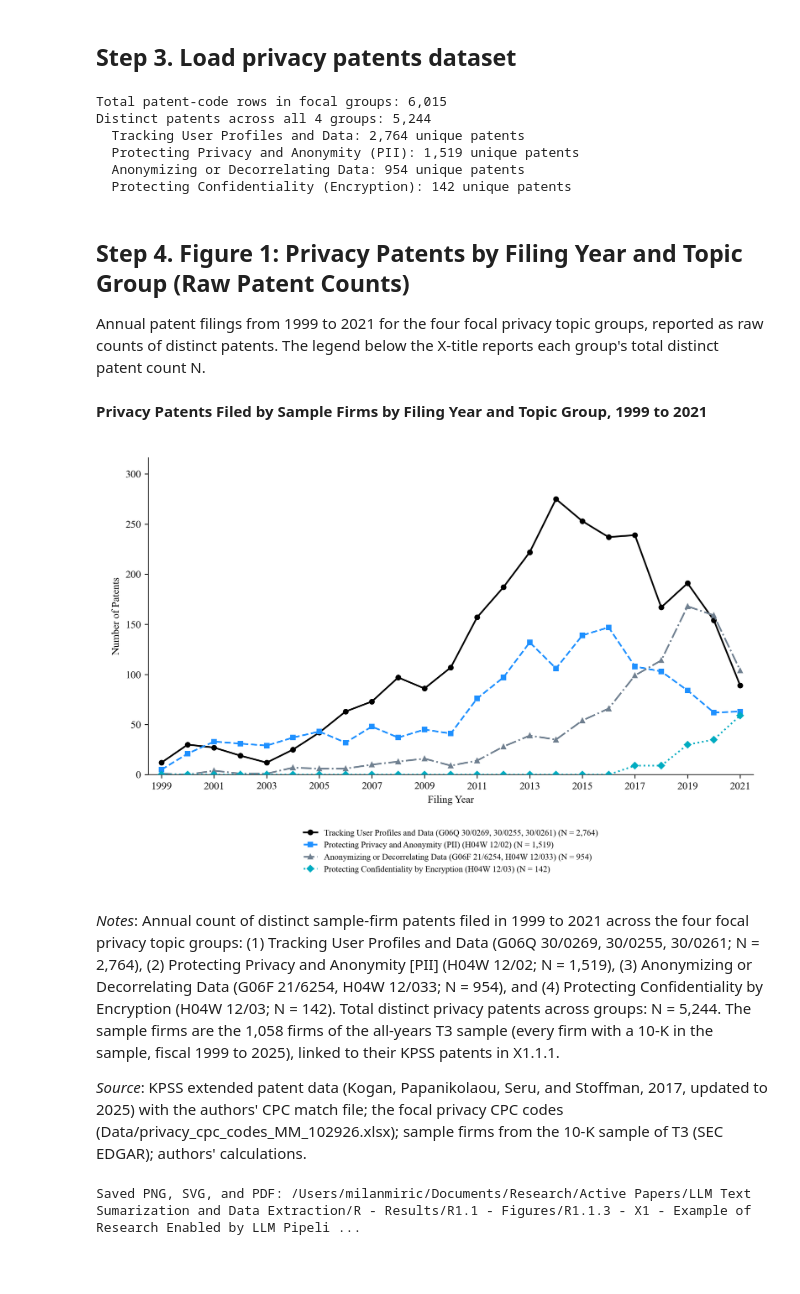
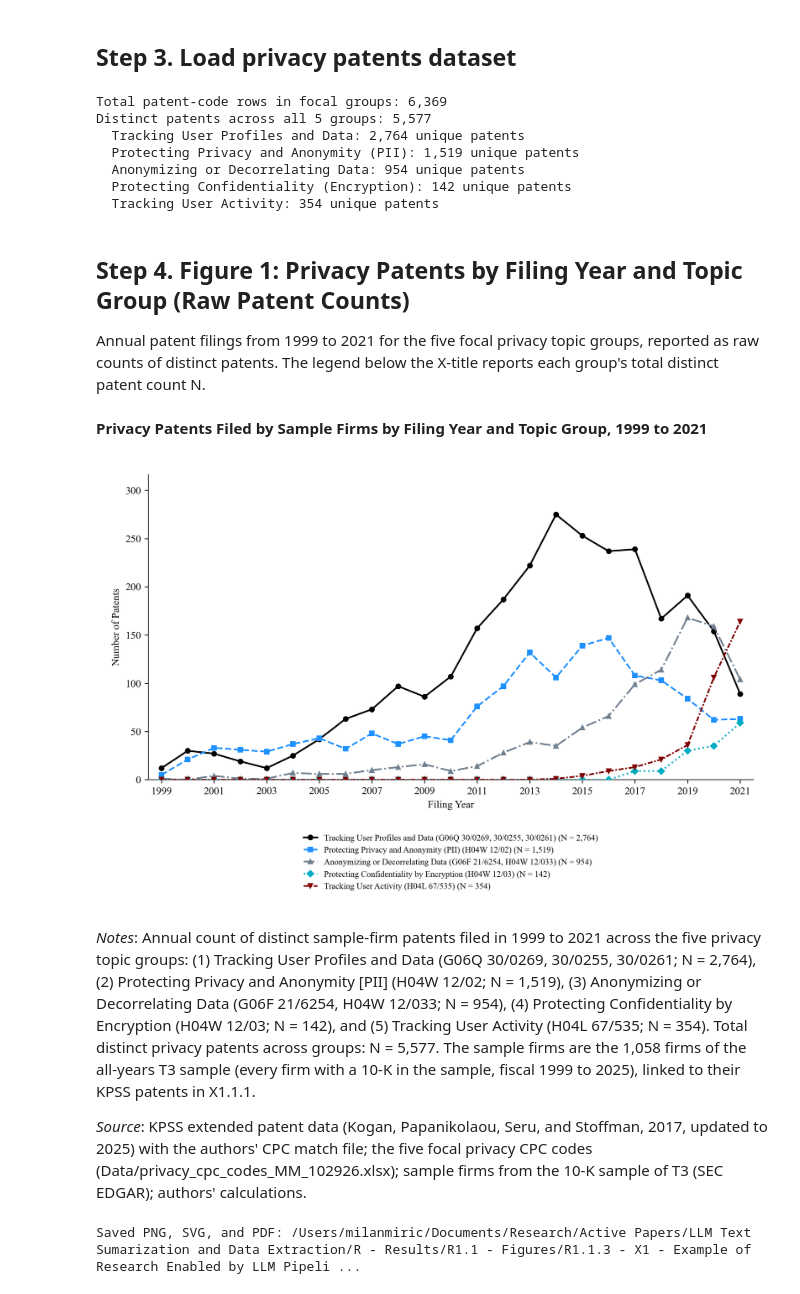
Before and after one commit to HC-Geopolitics-Innovation/Miric-Roh-Jia-OrgSciSIProposal, a Jupyter notebook: X1 - Example of Research Enabled by LLM Pipeline/X1.3 - Notebooks for Analysis/X1.3.2 - Figure 5 - Long-Term Trends and Firm Concentration in Privacy Patenting.ipynb, the cells around one changed output. Cells and saved outputs as stored; diff of their text form; code cells hidden in the pictures; blank space fills up the shorter version.

```diff
--- a/X1 - Example of Research Enabled by LLM Pipeline/X1.3 - Notebooks for Analysis/X1.3.2 - Figure 5 - Long-Term Trends and Firm Concentration in Privacy Patenting.ipynb
+++ b/X1 - Example of Research Enabled by LLM Pipeline/X1.3 - Notebooks for Analysis/X1.3.2 - Figure 5 - Long-Term Trends and Firm Concentration in Privacy Patenting.ipynb
@@ -108,24 +112,25 @@ df_patents["filing_date"] = pd.to_datetime(df_patents["filing_date"])
 df_patents["filing_year"] = df_patents["filing_date"].dt.year
 
 patents_in_period = df_patents.loc[df_patents["filing_year"].between(PERIOD_START, PERIOD_END)].copy()
-focal_matches = patents_in_period.loc[patents_in_period["privacy_cpc"].isin(GROUP_MAPPING_4.keys())].copy()
-focal_matches["group"] = focal_matches["privacy_cpc"].map(GROUP_MAPPING_4)
+focal_matches = patents_in_period.loc[patents_in_period["privacy_cpc"].isin(GROUP_MAPPING_5.keys())].copy()
+focal_matches["group"] = focal_matches["privacy_cpc"].map(GROUP_MAPPING_5)
 
 print(f"Total patent-code rows in focal groups: {len(focal_matches):,}")
-print(f"Distinct patents across all 4 groups: {focal_matches['patent_num'].nunique():,}")
-for grp in ORDER_4:
+print(f"Distinct patents across all 5 groups: {focal_matches['patent_num'].nunique():,}")
+for grp in ORDER_5:
     print(f"  {grp}: {focal_matches[focal_matches['group'] == grp]['patent_num'].nunique():,} unique patents")
 # %% [output]
-Total patent-code rows in focal groups: 6,015
-Distinct patents across all 4 groups: 5,244
+Total patent-code rows in focal groups: 6,369
+Distinct patents across all 5 groups: 5,577
   Tracking User Profiles and Data: 2,764 unique patents
   Protecting Privacy and Anonymity (PII): 1,519 unique patents
   Anonymizing or Decorrelating Data: 954 unique patents
   Protecting Confidentiality (Encryption): 142 unique patents
+  Tracking User Activity: 354 unique patents
 # %% [markdown]
 ## Step 4. Figure 1: Privacy Patents by Filing Year and Topic Group (Raw Patent Counts)
 
-Annual patent filings from 1999 to 2021 for the four focal privacy topic groups, reported as raw counts of distinct patents. The legend below the X-title reports each group's total distinct patent count N.
+Annual patent filings from 1999 to 2021 for the five focal privacy topic groups, reported as raw counts of distinct patents. The legend below the X-title reports each group's total distinct patent count N.
 # %%
 figure_number = 8
 figure_name = "fig_8_privacy_patent_count_by_filing_year_and_cpc_code"
@@ -139,22 +144,26 @@ g1_pats = patents_in_period[patents_in_period["privacy_cpc"].isin(["G06Q30/0269"
 g2_pats = patents_in_period[patents_in_period["privacy_cpc"] == "H04W12/02"]
 g3_pats = patents_in_period[patents_in_period["privacy_cpc"].isin(["G06F21/6254", "H04W12/033"])]
 g4_pats = patents_in_period[patents_in_period["privacy_cpc"] == "H04W12/03"]
+g5_pats = patents_in_period[patents_in_period["privacy_cpc"] == "H04L67/535"]
 
 n1 = g1_pats["patent_num"].nunique()
 n2 = g2_pats["patent_num"].nunique()
 n3 = g3_pats["patent_num"].nunique()
 n4 = g4_pats["patent_num"].nunique()
+n5 = g5_pats["patent_num"].nunique()
 
 cnt1 = g1_pats.groupby("filing_year")["patent_num"].nunique().reindex(by_year["filing_year"], fill_value=0)
 cnt2 = g2_pats.groupby("filing_year")["patent_num"].nunique().reindex(by_year["filing_year"], fill_value=0)
 cnt3 = g3_pats.groupby("filing_year")["patent_num"].nunique().reindex(by_year["filing_year"], fill_value=0)
 cnt4 = g4_pats.groupby("filing_year")["patent_num"].nunique().reindex(by_year["filing_year"], fill_value=0)
+cnt5 = g5_pats.groupby("filing_year")["patent_num"].nunique().reindex(by_year["filing_year"], fill_value=0)
 
 LABELS_WITH_N = [
     f"Tracking User Profiles and Data (G06Q 30/0269, 30/0255, 30/0261) (N = {n1:,})",
     f"Protecting Privacy and Anonymity (PII) (H04W 12/02) (N = {n2:,})",
     f"Anonymizing or Decorrelating Data (G06F 21/6254, H04W 12/033) (N = {n3:,})",
     f"Protecting Confidentiality by Encryption (H04W 12/03) (N = {n4:,})",
+    f"Tracking User Activity (H04L 67/535) (N = {n5:,})",
 ]
 
 df_plot = pd.DataFrame({
@@ -162,6 +171,7 @@ df_plot = pd.DataFrame({
     LABELS_WITH_N[1]: cnt2,
     LABELS_WITH_N[2]: cnt3,
     LABELS_WITH_N[3]: cnt4,
+    LABELS_WITH_N[4]: cnt5,
 }, index=by_year["filing_year"])
 
 # Export CSV with raw counts
@@ -171,17 +181,19 @@ csv_out = pd.DataFrame({
     "count_protecting_privacy_PII_H04W12_02": cnt2.values,
     "count_anonymizing_data_G06F_H04W": cnt3.values,
     "count_confidentiality_encryption_H04W12_03": cnt4.values,
+    "count_tracking_user_activity_H04L67_535": cnt5.values,
 })
 csv_out.to_csv(TABLE_FOLDER / "privacy_patents_by_year_and_code.csv", index=False)
 
 fig, axis = plt.subplots(figsize=(FIGURE_WIDTH, FIGURE_HEIGHT))
-fig.subplots_adjust(left=0.1, right=1 - MARGIN_INCHES / FIGURE_WIDTH, top=1 - MARGIN_INCHES / FIGURE_HEIGHT, bottom=0.25)
+fig.subplots_adjust(left=0.1, right=1 - MARGIN_INCHES / FIGURE_WIDTH, top=1 - MARGIN_INCHES / FIGURE_HEIGHT, bottom=0.28)
 
 series_config = [
     (LABELS_WITH_N[0], "black", "o", "-"),
     (LABELS_WITH_N[1], "dodgerblue", "s", "--"),
     (LABELS_WITH_N[2], "slategrey", "^", "-."),
     (LABELS_WITH_N[3], "#00ACC1", "D", ":"),
+    (LABELS_WITH_N[4], "maroon", "v", (0, (3, 1, 1, 1))),
 ]
 
 legend_handles = []
@@ -208,41 +220,42 @@ fig.canvas.draw()
 x_title_box = axis.xaxis.label.get_window_extent(renderer)
 bottom_shift = (margin_pixels - x_title_box.y0) / fig.bbox.height
 fig.subplots_adjust(bottom=fig.subplotpars.bottom + bottom_shift)
 fig.canvas.draw()
 
 axis_center = (axis.get_window_extent(renderer).x0 + axis.get_window_extent(renderer).x1) / 2 / fig.bbox.width
 x_title_box = axis.xaxis.label.get_window_extent(renderer)
 legend = fig.legend(handles=legend_handles, loc="upper center", bbox_to_anchor=(axis_center, (x_title_box.y0 - margin_pixels) / fig.bbox.height),
                     bbox_transform=fig.transFigure, ncol=1, frameon=False, handlelength=1.6, columnspacing=2.0, fontsize=8.2)
 fig.canvas.draw()
 legend_box = legend.get_window_extent(renderer)
 bottom_shift = (margin_pixels - legend_box.y0) / fig.bbox.height
 fig.subplots_adjust(bottom=fig.subplotpars.bottom + bottom_shift)
 fig.canvas.draw()
 x_title_box = axis.xaxis.label.get_window_extent(renderer)
 legend.set_bbox_to_anchor((axis_center, (x_title_box.y0 - margin_pixels) / fig.bbox.height))
 
 for extension in ["png", "svg", "pdf"]:
     fig.savefig(FIGURE_FOLDER / f"{figure_name}.{extension}", dpi=EXPORT_DPI)
     fig.savefig(FIGURE_FOLDER / f"1 - Figure 5 Panel A - Aggregate Filing Trends across Privacy CPC Codes.{extension}", dpi=EXPORT_DPI)
 plt.close(fig)
 
-figure_notes = (f"Annual count of distinct sample-firm patents filed in {PERIOD_WORDS} across the four focal privacy topic groups: "
+figure_notes = (f"Annual count of distinct sample-firm patents filed in {PERIOD_WORDS} across the five privacy topic groups: "
                 f"(1) Tracking User Profiles and Data (G06Q 30/0269, 30/0255, 30/0261; N = {n1:,}), "
                 f"(2) Protecting Privacy and Anonymity [PII] (H04W 12/02; N = {n2:,}), "
-                f"(3) Anonymizing or Decorrelating Data (G06F 21/6254, H04W 12/033; N = {n3:,}), and "
-                f"(4) Protecting Confidentiality by Encryption (H04W 12/03; N = {n4:,}). "
-                f"Total distinct privacy patents across groups: N = 5,244. The sample firms are {SAMPLE_WORDS}.")
+                f"(3) Anonymizing or Decorrelating Data (G06F 21/6254, H04W 12/033; N = {n3:,}), "
+                f"(4) Protecting Confidentiality by Encryption (H04W 12/03; N = {n4:,}), and "
+                f"(5) Tracking User Activity (H04L 67/535; N = {n5:,}). "
+                f"Total distinct privacy patents across groups: N = 5,577. The sample firms are {SAMPLE_WORDS}.")
 display(Markdown(f"**{title}**"))
 display(Image(filename=str(FIGURE_FOLDER / f"{figure_name}.png"), width=900))
 display(Markdown(f"*Notes*: {figure_notes}\n\n*Source*: {SOURCE}."))
 print(f"Saved PNG, SVG, and PDF: {FIGURE_FOLDER / figure_name}; data in privacy_patents_by_year_and_code.csv")
 # %% [output]
 **Privacy Patents Filed by Sample Firms by Filing Year and Topic Group, 1999 to 2021**
-[figure, old version]
+[figure, new version]
-*Notes*: Annual count of distinct sample-firm patents filed in 1999 to 2021 across the four focal privacy topic groups: (1) Tracking User Profiles and Data (G06Q 30/0269, 30/0255, 30/0261; N = 2,764), (2) Protecting Privacy and Anonymity [PII] (H04W 12/02; N = 1,519), (3) Anonymizing or Decorrelating Data (G06F 21/6254, H04W 12/033; N = 954), and (4) Protecting Confidentiality by Encryption (H04W 12/03; N = 142). Total distinct privacy patents across groups: N = 5,244. The sample firms are the 1,058 firms of the all-years T3 sample (every firm with a 10-K in the sample, fiscal 1999 to 2025), linked to their KPSS patents in X1.1.1.
+*Notes*: Annual count of distinct sample-firm patents filed in 1999 to 2021 across the five privacy topic groups: (1) Tracking User Profiles and Data (G06Q 30/0269, 30/0255, 30/0261; N = 2,764), (2) Protecting Privacy and Anonymity [PII] (H04W 12/02; N = 1,519), (3) Anonymizing or Decorrelating Data (G06F 21/6254, H04W 12/033; N = 954), (4) Protecting Confidentiality by Encryption (H04W 12/03; N = 142), and (5) Tracking User Activity (H04L 67/535; N = 354). Total distinct privacy patents across groups: N = 5,577. The sample firms are the 1,058 firms of the all-years T3 sample (every firm with a 10-K in the sample, fiscal 1999 to 2025), linked to their KPSS patents in X1.1.1.
 
-*Source*: KPSS extended patent data (Kogan, Papanikolaou, Seru, and Stoffman, 2017, updated to 2025) with the authors' CPC match file; the focal privacy CPC codes (Data/privacy_cpc_codes_MM_102926.xlsx); sample firms from the 10-K sample of T3 (SEC EDGAR); authors' calculations.
+*Source*: KPSS extended patent data (Kogan, Papanikolaou, Seru, and Stoffman, 2017, updated to 2025) with the authors' CPC match file; the five focal privacy CPC codes (Data/privacy_cpc_codes_MM_102926.xlsx); sample firms from the 10-K sample of T3 (SEC EDGAR); authors' calculations.
 Saved PNG, SVG, and PDF: /Users/milanmiric/Documents/Research/Active Papers/LLM Text Sumarization and Data Extraction/R - Results/R1.1 - Figures/R1.1.3 - X1 - Example of Research Enabled by LLM Pipeli ...
 # %% [markdown]
 ## Step 5. Figure 2: Top 20 Patenting Firms Split by Topic Group (Weighted)
```
Also changed, not shown: parts of 4 cells of this notebook, 22 other files.
